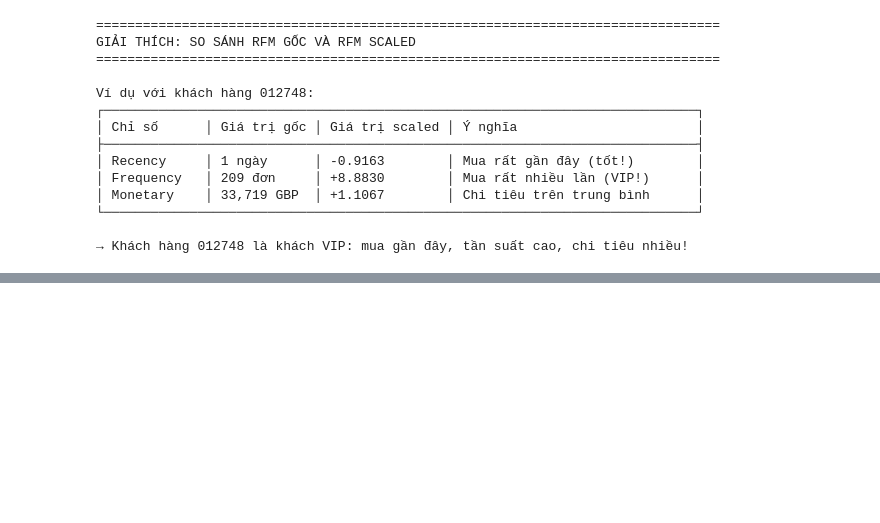
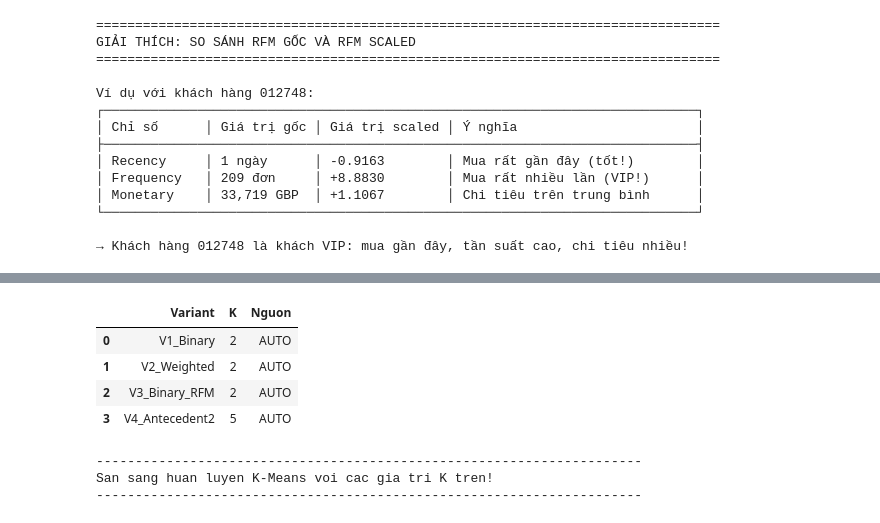
Before and after one commit to ThanhTung-KHMT-1701/ShopCluster, a Jupyter notebook: notebooks/ShopCluster.ipynb, the cells around one changed output, grey strips where cells are left out. Cells and saved outputs as stored; diff of their text form; code cells hidden in the pictures; blank space fills up the shorter version.

```diff
--- a/notebooks/ShopCluster.ipynb
+++ b/notebooks/ShopCluster.ipynb
@@ -2198,0 +3221,61 @@ Ví dụ với khách hàng 012748:
+# %%
+# =============================================================================
+# TONG KET GIA TRI K DUOC SU DUNG CHO MOI VARIANT
+# =============================================================================
+
+print("="*70)
+print("       TONG KET GIA TRI K DUOC SU DUNG")
+print("="*70)
+print("""
+   ╔══════════════════════════════════════════════════════════════════╗
+   ║   Variant                │   K   │            Source             ║
+   ╠══════════════════════════════════════════════════════════════════╣""")
+
+for variant in variant_names:
+    k = K_PER_VARIANT[variant]
+    # Xac dinh nguon
+    if CUSTOM_K.get(variant) is not None:
+        source = "CUSTOM"
+        icon = "[*]"
+    elif USE_CACHED_K and cached_config and variant in cached_config:
+        source = "CACHE"
+        icon = "[C]"
+    else:
+        source = "AUTO"
+        icon = "[A]"
+
+    # Lay Silhouette score tai K nay
+    if silhouette_df is not None:
+        row = silhouette_df[(silhouette_df['Variant'] == variant) & (silhouette_df['K'] == k)]
+        if len(row) > 0:
+            sil = row['Silhouette'].values[0]
+            sil_str = f"Sil={sil:.4f}"
+        else:
+            sil_str = "Sil=N/A"
+    else:
+        sil_str = "Sil=N/A"
+
+    print(f"   ║   {icon} {variant:18s} │   {k}   │   {source:6s} ({sil_str})         ║")
+
+print("""
+   ╠══════════════════════════════════════════════════════════════════╣
+   ║   [*] = CUSTOM override    [C] = CACHE    [A] = AUTO             ║
+   ╚══════════════════════════════════════════════════════════════════╝
+""")
+
+# Hien thi dang DataFrame de de doc
+print("\nBang tong hop:")
+df_k_summary = pd.DataFrame([
+    {
+        'Variant': v,
+        'K': K_PER_VARIANT[v],
+        'Nguon': 'CUSTOM' if CUSTOM_K.get(v) is not None else ('CACHE' if USE_CACHED_K and cached_config and v in cached_config else 'AUTO')
+    }
+    for v in variant_names
+])
+display(df_k_summary)
+
+print("\n" + "-"*70)
+print("San sang huan luyen K-Means voi cac gia tri K tren!")
+print("-"*70)
+# %% [output]
@@ -2198,0 +3300,8 @@ Ví dụ với khách hàng 012748:
+|  | Variant | K | Nguon |
+| 0 | V1_Binary | 2 | AUTO |
+| 1 | V2_Weighted | 2 | AUTO |
+| 2 | V3_Binary_RFM | 2 | AUTO |
+| 3 | V4_Antecedent2 | 5 | AUTO |
+----------------------------------------------------------------------
+San sang huan luyen K-Means voi cac gia tri K tren!
+----------------------------------------------------------------------
```
Also changed, not shown: parts of 16 cells of this notebook, 16 other files.
